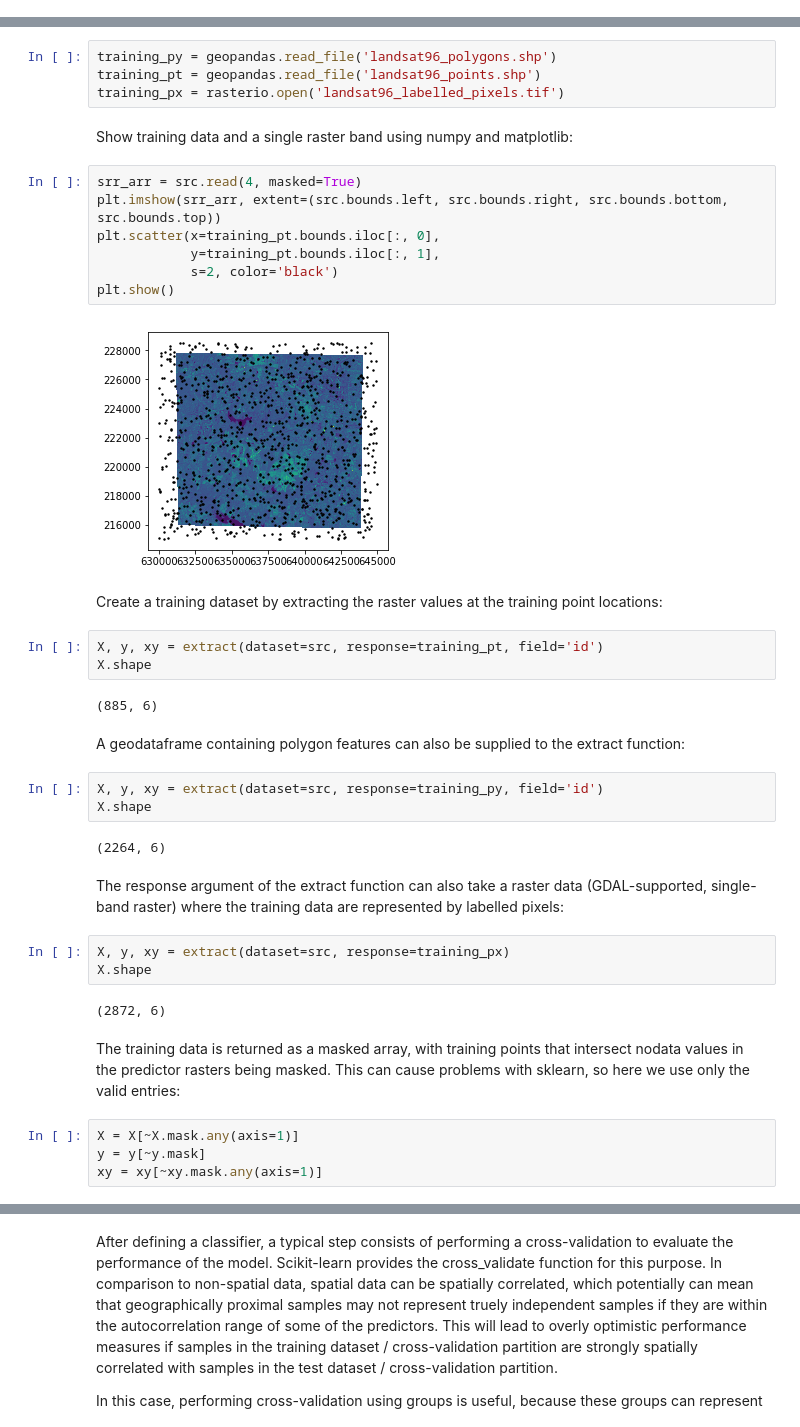
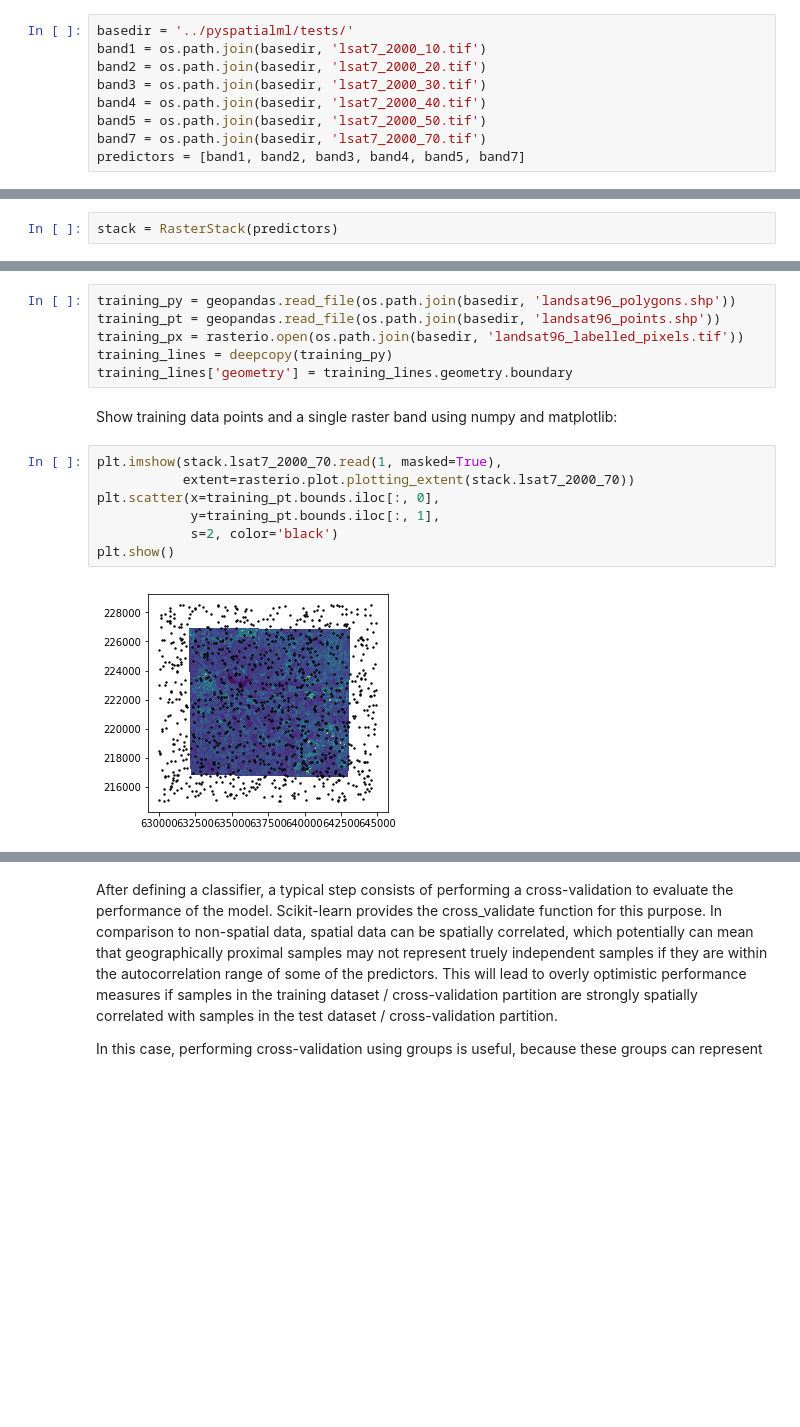
Before and after one commit to stevenpawley/Pyspatialml, a Jupyter notebook: examples/Example.ipynb, the cells around one changed output, grey strips where cells are left out. Saved outputs shown, nothing was run; the diff lists cells and outputs as text; blank space fills up the shorter version.

```diff
--- a/examples/Example.ipynb
+++ b/examples/Example.ipynb
@@ -42,0 +33,9 @@ Load some training data:
+# %%
+basedir = '../pyspatialml/tests/'
+band1 = os.path.join(basedir, 'lsat7_2000_10.tif')
+band2 = os.path.join(basedir, 'lsat7_2000_20.tif')
+band3 = os.path.join(basedir, 'lsat7_2000_30.tif')
+band4 = os.path.join(basedir, 'lsat7_2000_40.tif')
+band5 = os.path.join(basedir, 'lsat7_2000_50.tif')
+band7 = os.path.join(basedir, 'lsat7_2000_70.tif')
+predictors = [band1, band2, band3, band4, band5, band7]
@@ -42,0 +44,2 @@ Load some training data:
+# %%
+stack = RasterStack(predictors)
@@ -43,42 +50,17 @@ Load some training data:
 # %%
-training_py = geopandas.read_file('landsat96_polygons.shp')
-training_pt = geopandas.read_file('landsat96_points.shp')
-training_px = rasterio.open('landsat96_labelled_pixels.tif')
+training_py = geopandas.read_file(os.path.join(basedir, 'landsat96_polygons.shp'))
+training_pt = geopandas.read_file(os.path.join(basedir, 'landsat96_points.shp'))
+training_px = rasterio.open(os.path.join(basedir, 'landsat96_labelled_pixels.tif'))
+training_lines = deepcopy(training_py)
+training_lines['geometry'] = training_lines.geometry.boundary
 # %% [markdown]
-Show training data and a single raster band using numpy and matplotlib:
+Show training data points and a single raster band using numpy and matplotlib:
 # %%
-srr_arr = src.read(4, masked=True)
-plt.imshow(srr_arr, extent=(src.bounds.left, src.bounds.right, src.bounds.bottom, src.bounds.top))
+plt.imshow(stack.lsat7_2000_70.read(1, masked=True),
+           extent=rasterio.plot.plotting_extent(stack.lsat7_2000_70))
 plt.scatter(x=training_pt.bounds.iloc[:, 0],
             y=training_pt.bounds.iloc[:, 1],
             s=2, color='black')
 plt.show()
 # %% [output]
-[figure, old version]
+[figure, new version]
-# %% [markdown]
-Create a training dataset by extracting the raster values at the training point locations:
-# %%
-X, y, xy = extract(dataset=src, response=training_pt, field='id')
-X.shape
-# %% [output]
-(885, 6)
-# %% [markdown]
-A geodataframe containing polygon features can also be supplied to the extract function:
-# %%
-X, y, xy = extract(dataset=src, response=training_py, field='id')
-X.shape
-# %% [output]
-(2264, 6)
-# %% [markdown]
-The response argument of the extract function can also take a raster data (GDAL-supported, single-band raster) where the training data are represented by labelled pixels:
-# %%
-X, y, xy = extract(dataset=src, response=training_px)
-X.shape
-# %% [output]
-(2872, 6)
-# %% [markdown]
-The training data is returned as a masked array, with training points that intersect nodata values in the predictor rasters being masked. This can cause problems with sklearn, so here we use only the valid entries:
-# %%
-X = X[~X.mask.any(axis=1)]
-y = y[~y.mask]
-xy = xy[~xy.mask.any(axis=1)]
```
Also changed, not shown: parts of 23 cells of this notebook, 2 other files.
